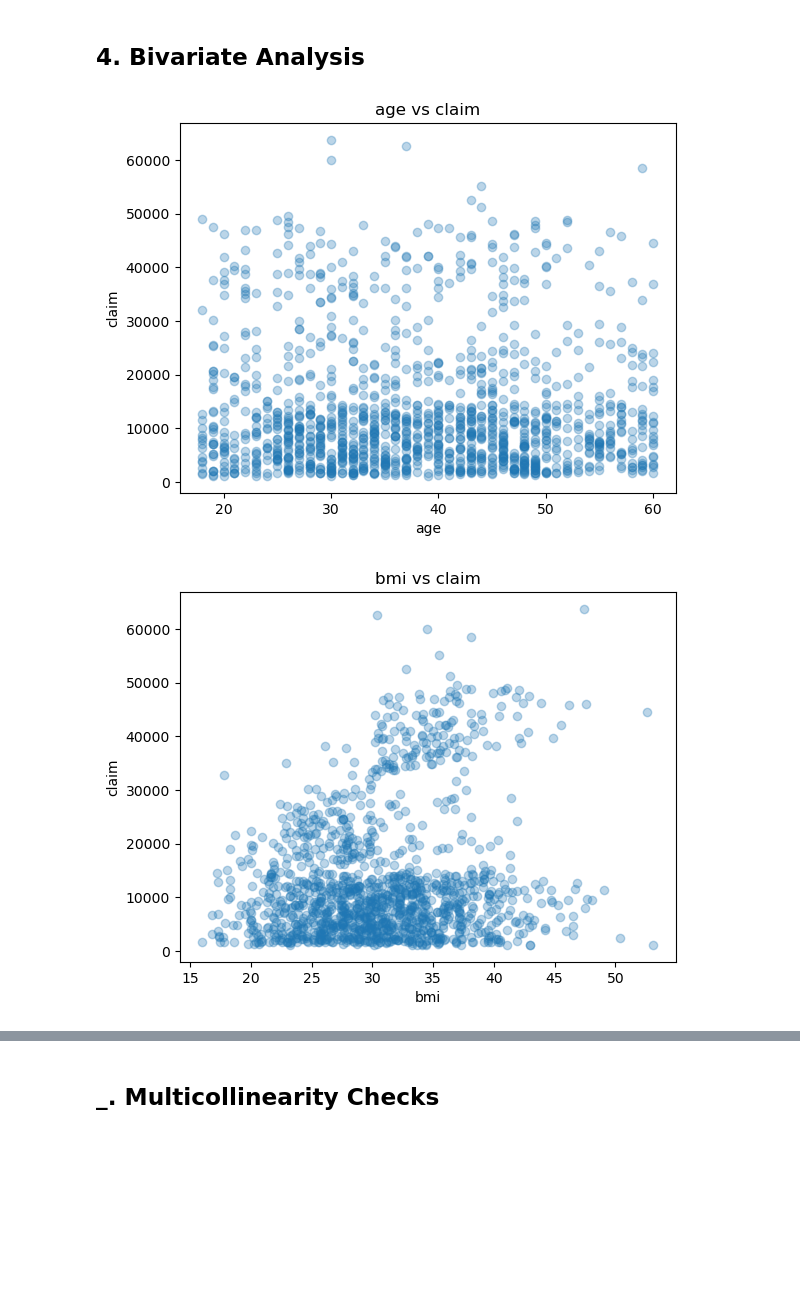
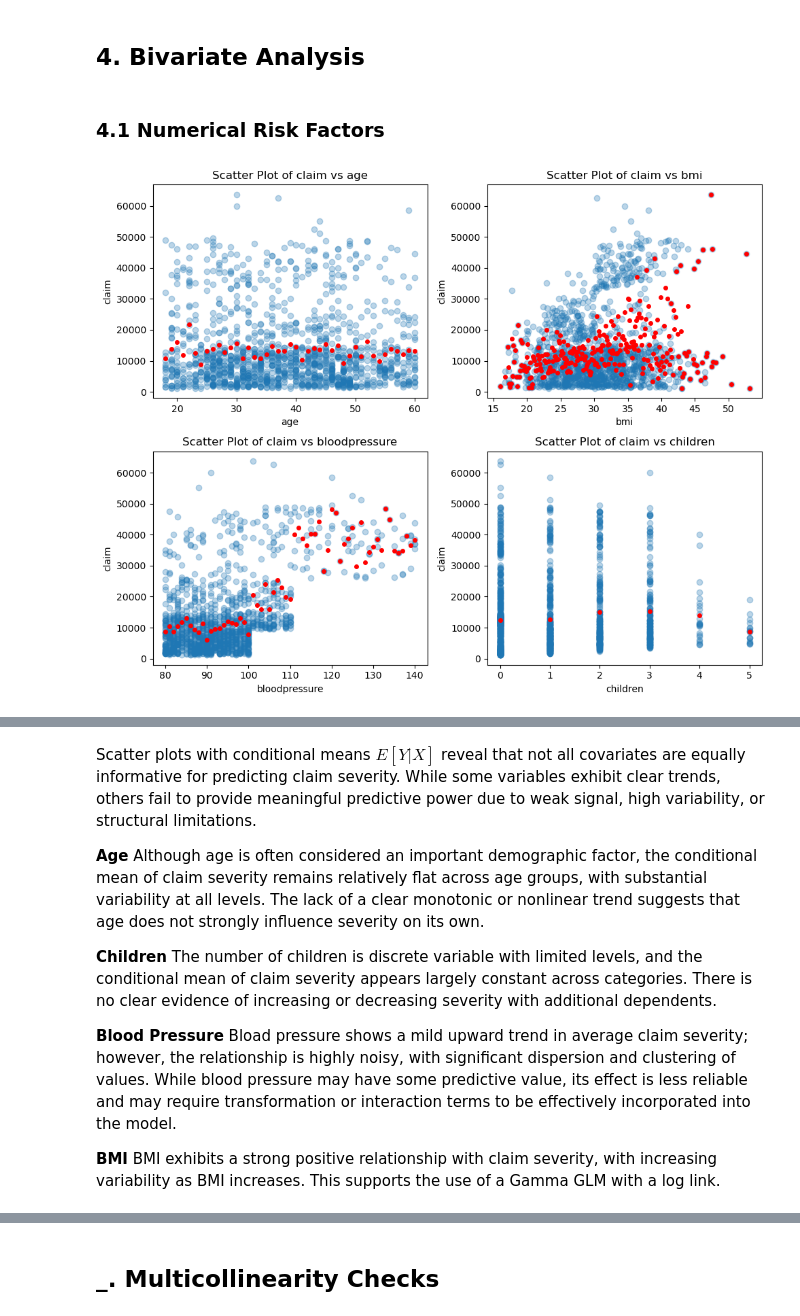
Before and after one commit to lojnys/health-insurance-claims, a Jupyter notebook: notebooks/0_EDA.ipynb, the cells around one changed output, grey strips where cells are left out. Saved outputs shown, nothing was run; the diff lists cells and outputs as text; code cells hidden in the pictures; blank space fills up the shorter version.

```diff
--- a/notebooks/0_EDA.ipynb
+++ b/notebooks/0_EDA.ipynb
@@ -438,13 +438,39 @@ plt.show()
 The categorical variables exhibi generally well-balanced distributions across gender and region, while the smoker and diabetic indicators are moderately imbalanced. In particular, the smoker variable shows a smaller high-risk subgoup, which is expected to have a strong impact on claim severity. overall, the distributions are suitable for modeling without requiring category aggregation.
 # %% [markdown]
 ## 4. Bivariate Analysis
+# %% [markdown]
+### 4.1 Numerical Risk Factors
+# %%
+def scatter_with_avg(data, x_col, y_col, ax):
+    ax.scatter(data[x_col], data[y_col], alpha=0.3)
+
+    for val in data[x_col].unique():
+        avg_y = data[data[x_col] == val][y_col].mean()
+        ax.plot(val, avg_y, color='red', marker='o', markersize=4)
+
+    ax.set_xlabel(x_col)
+    ax.set_ylabel(y_col)
+    ax.set_title(f'Scatter Plot of {y_col} vs {x_col}')
+
+def scatter_with_avg_log(data, x_col, y_col, ax):
+    ax.scatter(data[x_col], np.log(data[y_col]), alpha=0.3)
+
+    for val in data[x_col].unique():
+        avg_y = np.log(data[data[x_col] == val][y_col].mean())
+        ax.plot(val, avg_y, color='red', marker='o', markersize=4)
+
+    ax.set_xlabel(x_col)
+    ax.set_ylabel(f'Log of {y_col}')
+    ax.set_title(f'Scatter Plot of Log({y_col}) vs {x_col}')
 # %%
-for col in numerical_cols:
-    plt.scatter(df[col], df['claim'], alpha=0.3)
-    plt.xlabel(col)
-    plt.ylabel('claim')
-    plt.title(f'{col} vs claim')
-    plt.show()
+fig, axes = plt.subplots(2,2, figsize=(10,8))
+
+axes = axes.flatten()
+
+for i, col in enumerate(numerical_cols_small):
+    scatter_with_avg(df_man, col, 'claim', axes[i])
+
+plt.tight_layout()
+plt.show()
 # %% [output]
-[figure, old version]
+[figure, new version]
-[figure, removed]
@@ -453,0 +477,14 @@ for col in numerical_cols:
+# %% [markdown]
+Scatter plots with conditional means $E[Y|X]$ reveal that not all covariates are equally informative for predicting claim severity. While some variables exhibit clear trends, others fail to provide meaningful predictive power due to weak signal, high variability, or structural limitations.
+
+**Age**
+Although age is often considered an important demographic factor, the conditional mean of claim severity remains relatively flat across age groups, with substantial variability at all levels. The lack of a clear monotonic or nonlinear trend suggests that age does not strongly influence severity on its own.
+
+**Children**
+The number of children is discrete variable with limited levels, and the conditional mean of claim severity appears largely constant across categories. There is no clear evidence of increasing or decreasing severity with additional dependents.
+
+**Blood Pressure**
+Bload pressure shows a mild upward trend in average claim severity; however, the relationship is highly noisy, with significant dispersion and clustering of values. While blood pressure may have some predictive value, its effect is less reliable and may require transformation or interaction terms to be effectively incorporated into the model.
+
+**BMI**
+BMI exhibits a strong positive relationship with claim severity, with increasing variability as BMI increases. This supports the use of a Gamma GLM with a log link.
```
Also changed, not shown: parts of 12 cells of this notebook.
